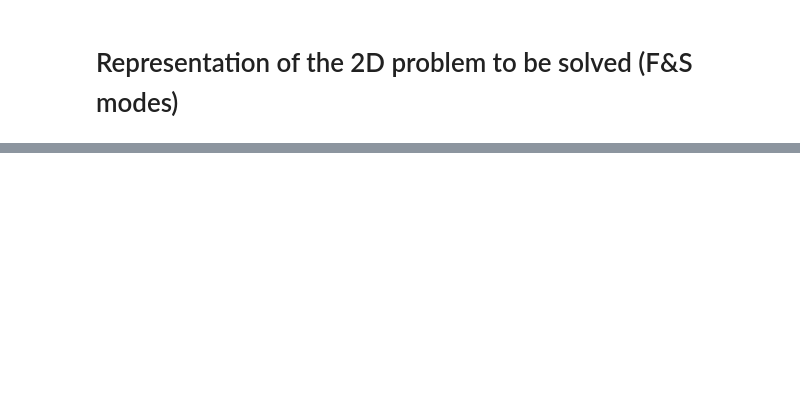
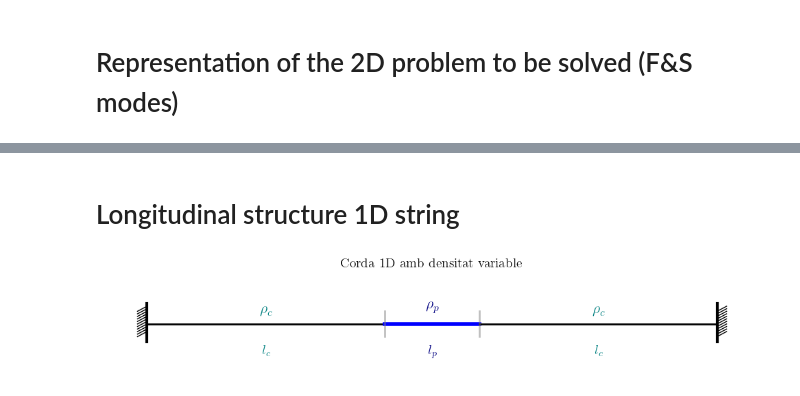
Before and after one commit to JoanRibotOliver/TFG, a Jupyter notebook: Protuberance in corona.ipynb, the cells around one changed output, grey strips where cells are left out. Cells and saved outputs as stored; diff of their text form; code cells hidden in the pictures; blank space fills up the shorter version.

Commit message:
Corda amb estructura (densitat)

```diff
--- a/Protuberance in corona.ipynb
+++ b/Protuberance in corona.ipynb
@@ -119,0 +124,56 @@ plt.show()
+# %% [markdown]
+# Longitudinal structure 1D string
+# %%
+import matplotlib.pyplot as plt
+import scienceplots
+plt.style.use('science')
+
+# Longituds
+lc = 5
+lp = 2
+x0 = 0
+x1 = x0 + lc
+x2 = x1 + lp
+x3 = x2 + lc
+
+fig, ax = plt.subplots(figsize=(10, 2))
+ax.set_xlim(-1, x3 + 1)
+ax.set_ylim(-1, 1)
+ax.axis('off')
+
+# Trams de la corda
+ax.plot([x0, x1], [0, 0], color='black', linewidth=2)
+ax.plot([x1, x2], [0, 0], color='blue', linewidth=4)
+ax.plot([x2, x3], [0, 0], color='black', linewidth=2)
+
+# Línies als extrems (negres i gruixudes)
+ax.plot([x0, x0], [-0.35, 0.4], color='black', linewidth=3)
+ax.plot([x3, x3], [-0.35, 0.4], color='black', linewidth=3)
+
+# Línies de canvi de densitat (grises)
+ax.plot([x1, x1], [-0.25, 0.25], color='gray', linewidth=2, alpha=0.5)
+ax.plot([x2, x2], [-0.25, 0.25], color='gray', linewidth=2, alpha=0.5)
+
+# Etiquetes de densitat
+ax.text((x0 + x1)/2, 0.2, r'$\rho_c$', fontsize=16, color='teal', ha='center')
+ax.text((x1 + x2)/2, 0.3, r'$\rho_p$', fontsize=16, color='navy', ha='center')
+ax.text((x2 + x3)/2, 0.2, r'$\rho_c$', fontsize=16, color='teal', ha='center')
+
+
+# Etiquetes de longitud
+ax.text((x1 + x2)/2, -0.6, r'$l_p$', fontsize=14, color='navy', ha='center')
+ax.text((x0 + x1)/2, -0.6, r'$l_c$', fontsize=14, color='teal', ha='center')
+ax.text((x2 + x3)/2, -0.6, r'$l_c$', fontsize=14, color='teal', ha='center')
+
+
+# Suports ratllats
+for x_support in [x0 , x3 + 0.2]:
+    for y in range(-5, 6):
+        ax.plot([x_support - 0.2, x_support], [y * 0.05, y * 0.05 + 0.1], color='black')
+
+# Títol opcional
+plt.title("Corda 1D amb densitat variable", fontsize=14)
+plt.tight_layout()
+plt.show()
+# %% [output]
+[figure, added]
```
Also changed, not shown: parts of 2 cells of this notebook.
